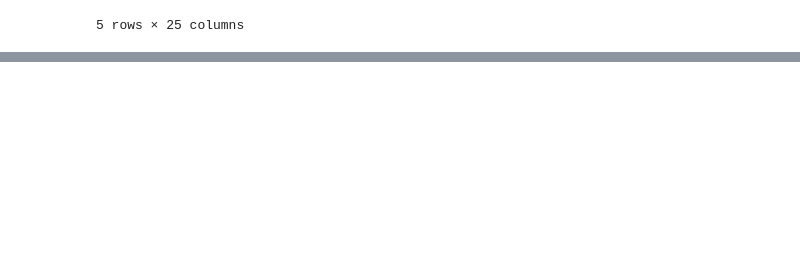
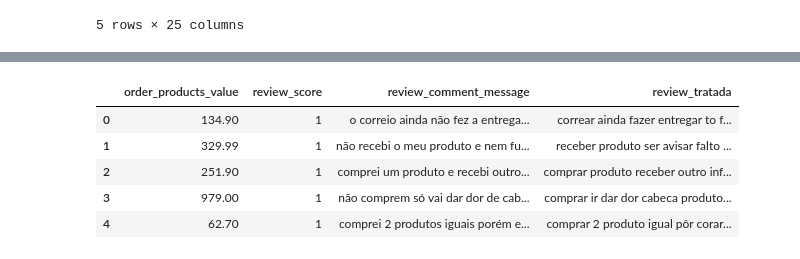
Before and after one commit to lflage/e-commerce_nlp_analysis, a Jupyter notebook: Análise de textos de reviews de e-commerce.ipynb, the cells around one changed output, grey strips where cells are left out. Cells and saved outputs as stored; diff of their text form; code cells hidden in the pictures; blank space fills up the shorter version.

```diff
--- a/Análise de textos de reviews de e-commerce.ipynb
+++ b/Análise de textos de reviews de e-commerce.ipynb
@@ -74,0 +97,14 @@ teriam
+# %%
+e_set_rev_1 = e_work_set[e_work_set['review_score'] == 1].reset_index(drop = True)
+e_set_rev_2 = e_work_set[e_work_set['review_score'] == 2].reset_index(drop = True)
+e_set_rev_3 = e_work_set[e_work_set['review_score'] == 3].reset_index(drop = True)
+e_set_rev_4 = e_work_set[e_work_set['review_score'] == 4].reset_index(drop = True)
+e_set_rev_5 = e_work_set[e_work_set['review_score'] == 5].reset_index(drop = True)
+e_set_rev_1.head()
+# %% [output]
+|  | order_products_value | review_score | review_comment_message | review_tratada |
+| 0 | 134.90 | 1 | o correio ainda não fez a entrega... | correar ainda fazer entregar to f... |
+| 1 | 329.99 | 1 | não recebi o meu produto e nem fu... | receber produto ser avisar falto ... |
+| 2 | 251.90 | 1 | comprei um produto e recebi outro... | comprar produto receber outro inf... |
+| 3 | 979.00 | 1 | não comprem só vai dar dor de cab... | comprar ir dar dor cabeca produto... |
+| 4 | 62.70 | 1 | comprei 2 produtos iguais porém e... | comprar 2 produto igual pôr corar... |
```
Also changed, not shown: parts of 39 cells of this notebook.
